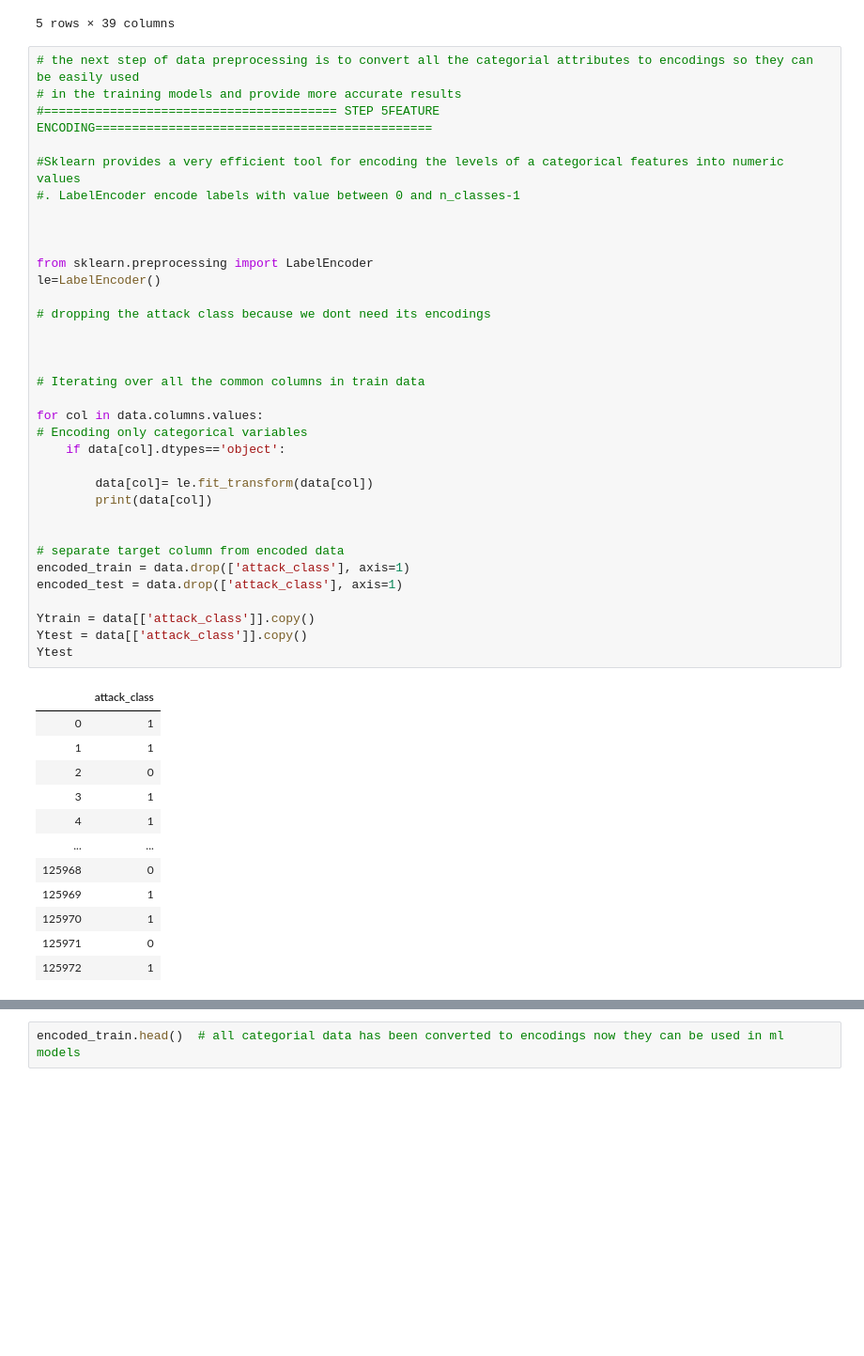
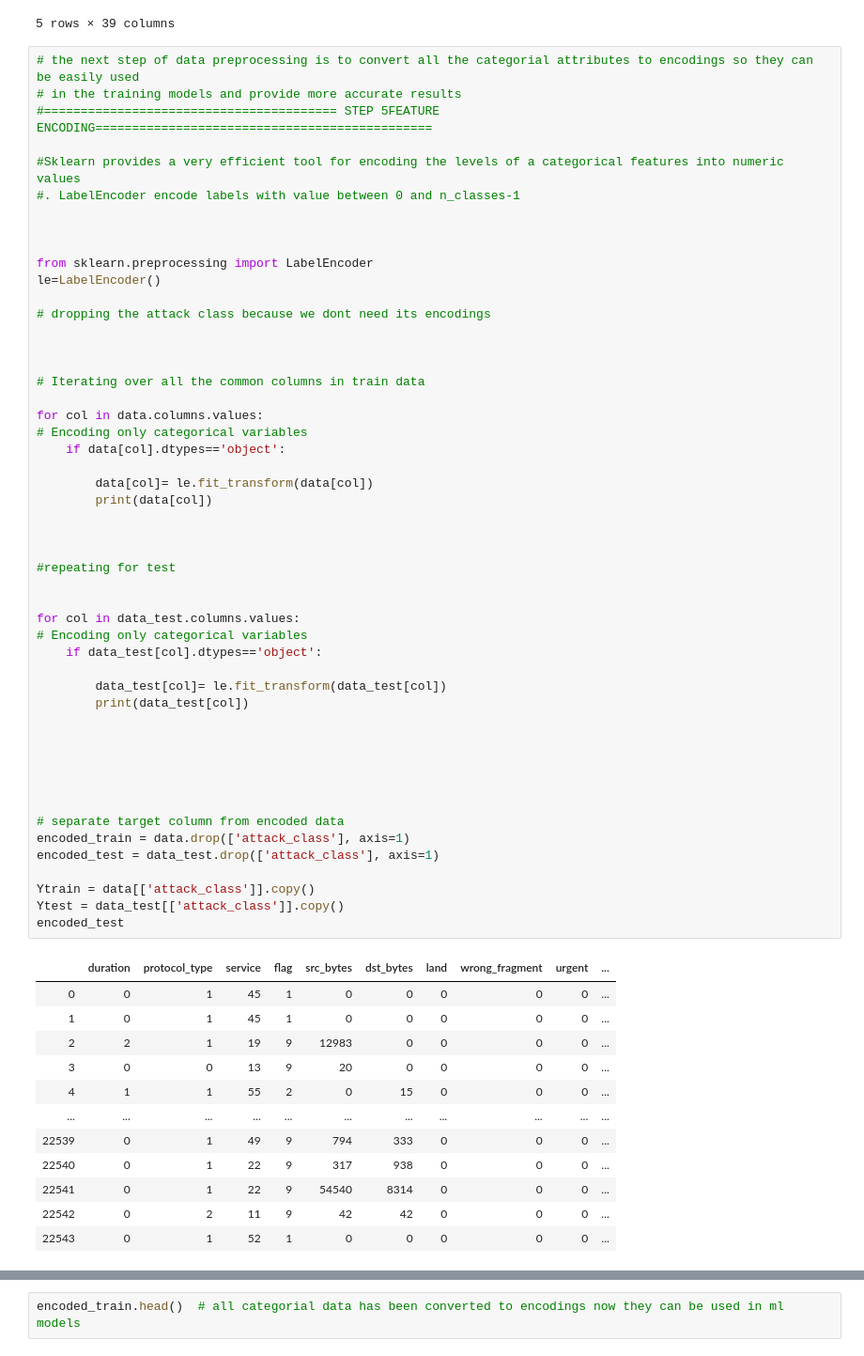
Before and after one commit to abdullahbilalawan/Intrusion_detction_using_AIand-ml, a Jupyter notebook: Intrusion_ml.ipynb, the cells around one changed output, grey strips where cells are left out. Shown at 94% size. Drawn from its saved outputs; the diff is of its cells as text; blank space fills up the shorter version.

```diff
--- a/Intrusion_ml.ipynb
+++ b/Intrusion_ml.ipynb
@@ -250,45 +250,61 @@ scaled_data.head()
 # in the training models and provide more accurate results
 #======================================== STEP 5FEATURE ENCODING==============================================
 
 #Sklearn provides a very efficient tool for encoding the levels of a categorical features into numeric values
 #. LabelEncoder encode labels with value between 0 and n_classes-1
 
 
 
 from sklearn.preprocessing import LabelEncoder
 le=LabelEncoder()
 
 # dropping the attack class because we dont need its encodings
 
 
 
 # Iterating over all the common columns in train data
 
 for col in data.columns.values:
 # Encoding only categorical variables
     if data[col].dtypes=='object':
 
         data[col]= le.fit_transform(data[col])
         print(data[col])
 
 
+
+#repeating for test
+
+
+for col in data_test.columns.values:
+# Encoding only categorical variables
+    if data_test[col].dtypes=='object':
+
+        data_test[col]= le.fit_transform(data_test[col])
+        print(data_test[col])
+
+
+
+
+
+
 # separate target column from encoded data
 encoded_train = data.drop(['attack_class'], axis=1)
-encoded_test = data.drop(['attack_class'], axis=1)
+encoded_test = data_test.drop(['attack_class'], axis=1)
 
 Ytrain = data[['attack_class']].copy()
-Ytest = data[['attack_class']].copy()
-Ytest
+Ytest = data_test[['attack_class']].copy()
+encoded_test
 # %% [output]
-|  | attack_class |
-| 0 | 1 |
-| 1 | 1 |
-| 2 | 0 |
-| 3 | 1 |
-| 4 | 1 |
-| ... | ... |
-| 125968 | 0 |
-| 125969 | 1 |
-| 125970 | 1 |
-| 125971 | 0 |
-| 125972 | 1 |
+|  | duration | protocol_type | service | flag | src_bytes | dst_bytes | land | wrong_fragment | urgent | ... |
+| 0 | 0 | 1 | 45 | 1 | 0 | 0 | 0 | 0 | 0 | ... |
+| 1 | 0 | 1 | 45 | 1 | 0 | 0 | 0 | 0 | 0 | ... |
+| 2 | 2 | 1 | 19 | 9 | 12983 | 0 | 0 | 0 | 0 | ... |
+| 3 | 0 | 0 | 13 | 9 | 20 | 0 | 0 | 0 | 0 | ... |
+| 4 | 1 | 1 | 55 | 2 | 0 | 15 | 0 | 0 | 0 | ... |
+| ... | ... | ... | ... | ... | ... | ... | ... | ... | ... | ... |
+| 22539 | 0 | 1 | 49 | 9 | 794 | 333 | 0 | 0 | 0 | ... |
+| 22540 | 0 | 1 | 22 | 9 | 317 | 938 | 0 | 0 | 0 | ... |
+| 22541 | 0 | 1 | 22 | 9 | 54540 | 8314 | 0 | 0 | 0 | ... |
+| 22542 | 0 | 2 | 11 | 9 | 42 | 42 | 0 | 0 | 0 | ... |
+| 22543 | 0 | 1 | 52 | 1 | 0 | 0 | 0 | 0 | 0 | ... |
```
Also changed, not shown: parts of 35 cells of this notebook.
